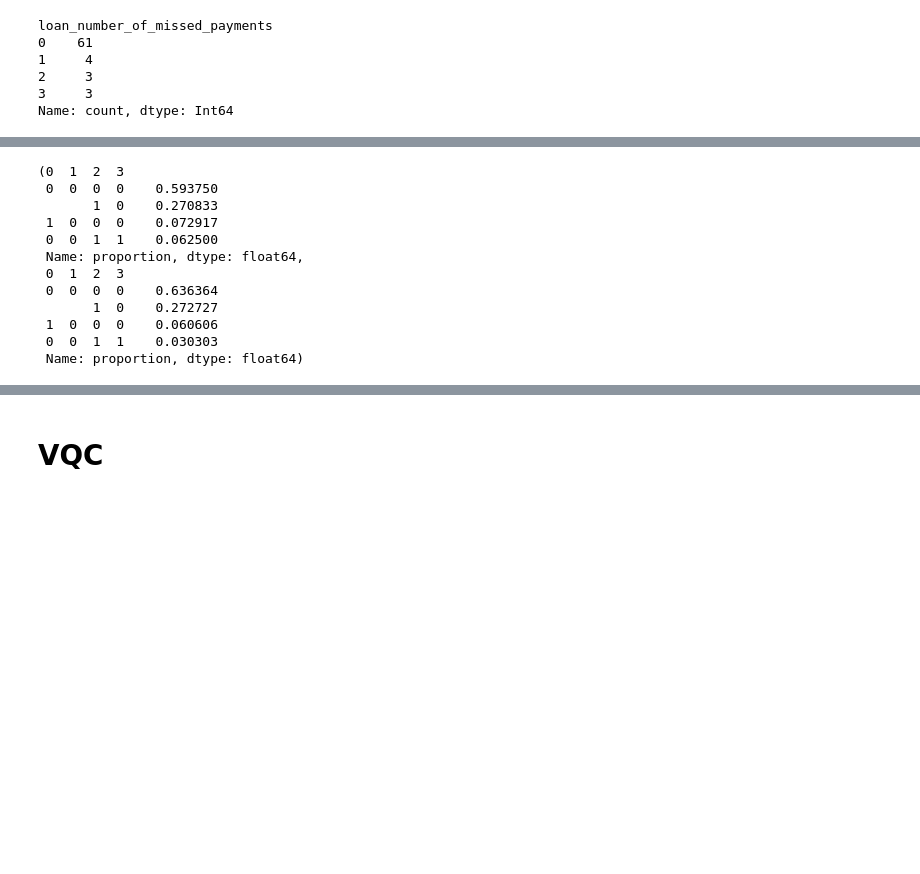
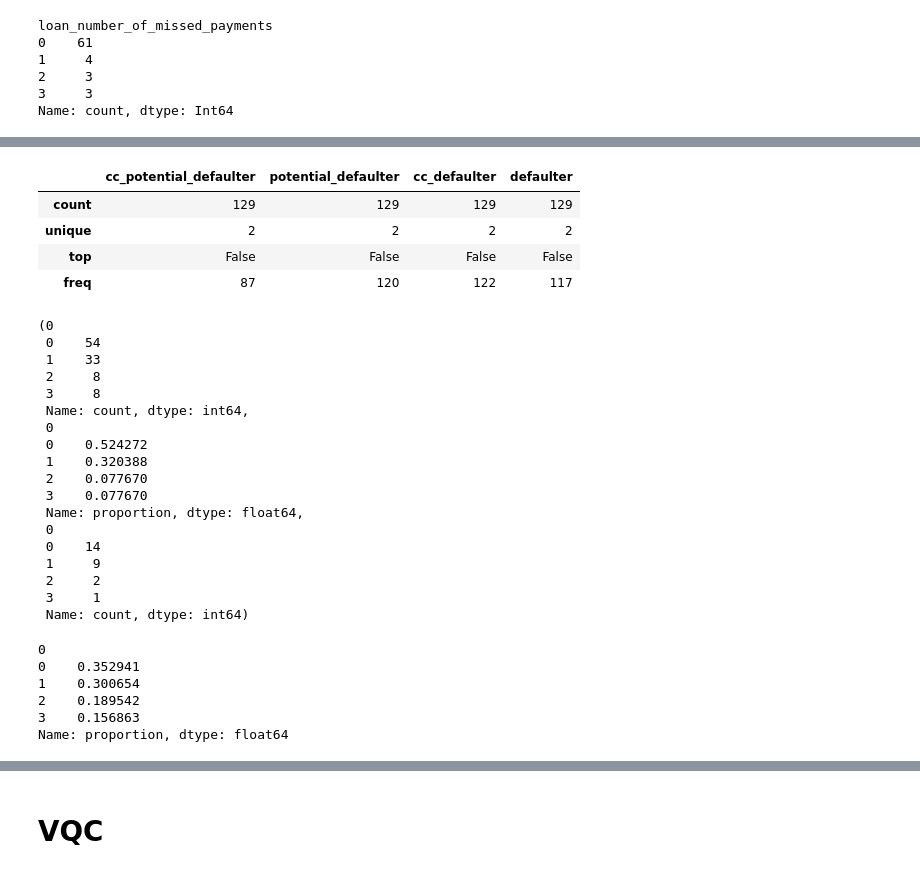
Before and after one commit to floatn/QML-for-finance, a Jupyter notebook: qml_code.ipynb, the cells around one changed output, grey strips where cells are left out. Cells and saved outputs as stored; diff of their text form; code cells hidden in the pictures; blank space fills up the shorter version.

Commit message:
SMOTE applied to credit data

```diff
--- a/qml_code.ipynb
+++ b/qml_code.ipynb
@@ -1787,3 +2986,11 @@ cs8_df.info(max_cols=1000, verbose=True)
 # %%
 #sns.heatmap(cs8_df.corr())
+# %%
+cs8_df[['cc_potential_defaulter', 'potential_defaulter', 'cc_defaulter', 'defaulter']].describe()
+# %% [output]
+|  | cc_potential_defaulter | potential_defaulter | cc_defaulter | defaulter |
+| count | 129 | 129 | 129 | 129 |
+| unique | 2 | 2 | 2 | 2 |
+| top | False | False | False | False |
+| freq | 87 | 120 | 122 | 117 |
 # %%
@@ -1798,18 +3020,38 @@ X_train, X_test, y_train, y_test = train_test_split(X, y, random_state=12)
 # %%
-pd.DataFrame(y_train).value_counts(normalize=True), pd.DataFrame(y_test).value_counts(normalize=True)
+pd.DataFrame(y_train).value_counts(), pd.DataFrame(y_train).value_counts(normalize=True), pd.DataFrame(y_test).value_counts()
 #use SMOTE?
 # %% [output]
-(0  1  2  3
- 0  0  0  0    0.593750
-       1  0    0.270833
- 1  0  0  0    0.072917
- 0  0  1  1    0.062500
+(0
+ 0    54
+ 1    33
+ 2     8
+ 3     8
+ Name: count, dtype: int64,
+ 0
+ 0    0.524272
+ 1    0.320388
+ 2    0.077670
+ 3    0.077670
  Name: proportion, dtype: float64,
- 0  1  2  3
- 0  0  0  0    0.636364
-       1  0    0.272727
- 1  0  0  0    0.060606
- 0  0  1  1    0.030303
- Name: proportion, dtype: float64)
+ 0
+ 0    14
+ 1     9
+ 2     2
+ 3     1
+ Name: count, dtype: int64)
+# %%
+from imblearn.over_sampling import SVMSMOTE, SMOTE, ADASYN
+
+
+smote = SVMSMOTE(random_state=33)
+X_res, y_res = smote.fit_resample(Xsc_train, y_train)
+pd.DataFrame(y_res).value_counts(normalize=True)
+# %% [output]
+0
+0    0.352941
+1    0.300654
+2    0.189542
+3    0.156863
+Name: proportion, dtype: float64
 # %%
 # PCA or LDA, PCA first
```
Also changed, not shown: parts of 122 cells of this notebook.
